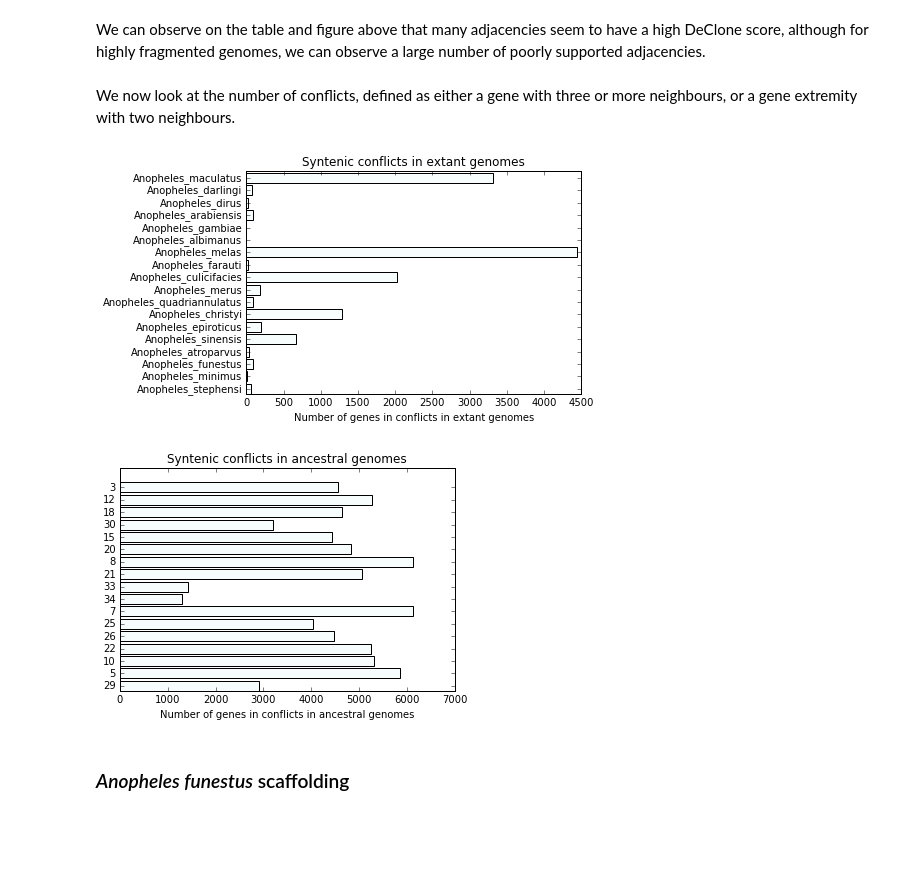
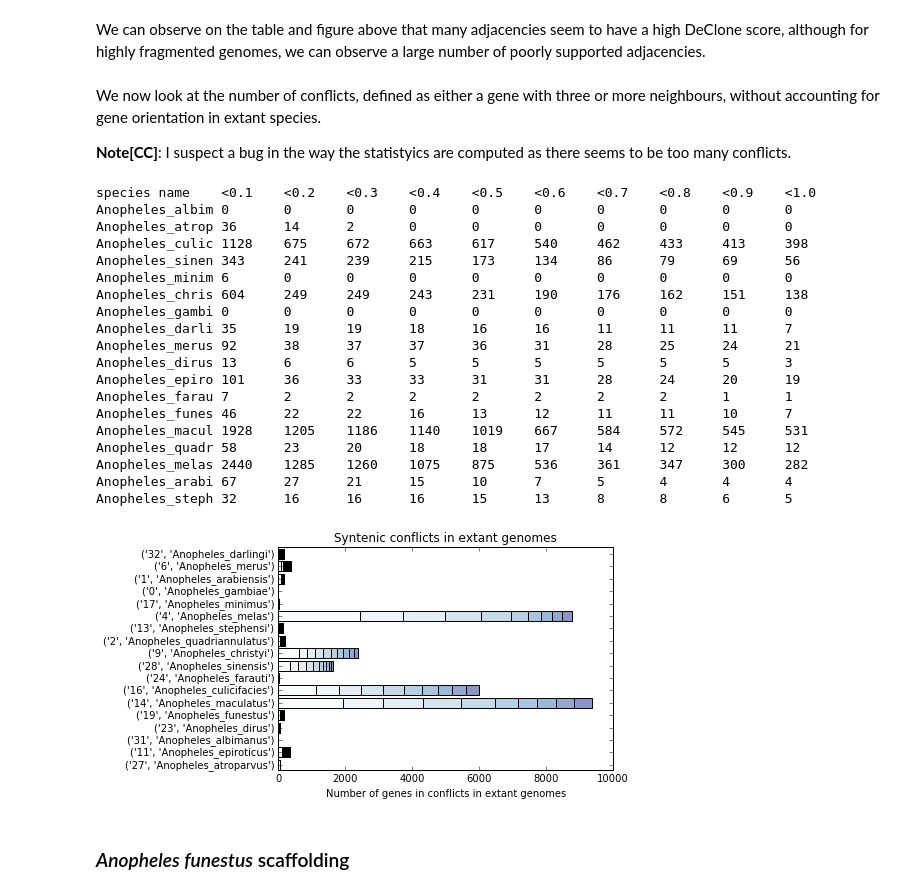
Before and after one commit to YoannAnselmetti/ADseq_Anopheles, a Jupyter notebook: Anopheles phylogenetic scaffolding.ipynb, the cells around one changed output. Cells and saved outputs as stored; diff of their text form; code cells hidden in the pictures; blank space fills up the shorter version.

```diff
--- a/Anopheles phylogenetic scaffolding.ipynb
+++ b/Anopheles phylogenetic scaffolding.ipynb
@@ -136,4 +130,6 @@ Anopheles_epiro 231     14      5       8       17      31      13      30
 # %% [markdown]
 We can observe on the table and figure above that many adjacencies seem to have a high DeClone score, although for highly fragmented genomes, we can observe a large number of poorly supported adjacencies.
 # %% [markdown]
-We now look at the number of conflicts, defined as either a gene with three or more neighbours, or a gene extremity with two neighbours.
+We now look at the number of conflicts, defined as either a gene with three or more neighbours, without accounting for gene orientation in extant species.
+
+**Note[CC]**: I suspect a bug in the way the statistyics are computed as there seems to be too many conflicts.
@@ -164,14 +136,65 @@ NB_CONFLICTS_ANC={sp_id: NB_CONFLICTS[(sp_id,sp_name)] for (sp_id,sp_name) in AL
-# %%
-# Figure
-xlabel= "Number of genes in conflicts in extant genomes"
-title = "Syntenic conflicts in extant genomes"
-plot_scores_distribution_per_species(NB_CONFLICTS_EXTANT, 1, 1.0, xlabel, title,0.8)
-xlabel= "Number of genes in conflicts in ancestral genomes"
-title = "Syntenic conflicts in ancestral genomes"
-plot_scores_distribution_per_species(NB_CONFLICTS_ANC, 1, 1.0, xlabel, title,0.8)
-# %% [output]
-[figure, removed]
-[figure, removed]
+# %%
+# We now look at the conflicts
+# We record the number of genes that belong to a conflict if restricted to all adjacencies of score
+# above a threshold. The thresholds are organized in bins of size 0.1
+ANC_CONF_DISTRIB   = {sp: {t : 0 for t in IVALUES} for sp in ANC_SPECIES}
+SCAFF_CONF_DISTRIB = {sp: {t : 0 for t in IVALUES} for sp in EXTANT_SPECIES}
+__NGB_ALL={} # Number of neighbours of genes, indexed by pairs (tree,node)
+
+def __adj_genes(a):
+    return(((DECLONE_adj_gene1_tree(a),DECLONE_adj_gene1_node(a)),(DECLONE_adj_gene2_tree(a),DECLONE_adj_gene2_node(a))))
+def __adj_score_species(a):
+    return((DECLONE_adj_score(a),(DECLONE_adj_species_id(a),DECLONE_adj_species_name(a))))
+for adj in ALL_ADJ: # Initializing the tables
+    (gene1,gene2)=__adj_genes(adj)
+    __NGB_ALL[gene1]={t : 0 for t in IVALUES}
+    __NGB_ALL[gene2]={t : 0 for t in IVALUES}
+for adj in ALL_ADJ: # Filling the tables of gene neighbours
+    (score,species)=__adj_score_species(adj)
+    score_bin=math.floor(score*NB_BINS)
+    (gene1,gene2)=__adj_genes(adj)
+    for i in range (0,score_bin+1):
+        __NGB_ALL[gene1][i]+=1
+        __NGB_ALL[gene2][i]+=1
+    (__g1,__g2)=(False,False) # Boolean indicating if we detect a conflict at gene1 or gene2
+    __TAB_TO_UPDATE=ANC_CONF_DISTRIB
+    if species[1]!="ANCESTRAL":
+        __TAB_TO_UPDATE=SCAFF_CONF_DISTRIB
+    if __NGB_ALL[gene1][i]==3:
+        for i in range (0,score_bin+1):
+            __TAB_TO_UPDATE[species][i]+=1
+    if __NGB_ALL[gene2][i]==3:
+        for i in range (0,score_bin+1):
+            __TAB_TO_UPDATE[species][i]+=1
+# %%
+# CC: I do not know how to generate a nice table: this is a pis-aller
+print("species name\t"+"\t".join(["<"+str(((t+1)/NB_BINS)) for t in IVALUES1]))
+print("\n".join(species[1][0:15]+"\t"+"\t".join(str(SCAFF_CONF_DISTRIB[species][t]) for t in IVALUES1) for species in EXTANT_SPECIES))
+# Figure
+xlabel= "Number of genes in conflicts in extant genomes"
+title = "Syntenic conflicts in extant genomes"
+plot_scores_distribution_per_species(SCAFF_CONF_DISTRIB, NB_BINS, 1.0, xlabel, title,0.8)
+# %% [output]
+species name    <0.1    <0.2    <0.3    <0.4    <0.5    <0.6    <0.7    <0.8    <0.9    <1.0
+Anopheles_albim 0       0       0       0       0       0       0       0       0       0
+Anopheles_atrop 36      14      2       0       0       0       0       0       0       0
+Anopheles_culic 1128    675     672     663     617     540     462     433     413     398
+Anopheles_sinen 343     241     239     215     173     134     86      79      69      56
+Anopheles_minim 6       0       0       0       0       0       0       0       0       0
+Anopheles_chris 604     249     249     243     231     190     176     162     151     138
+Anopheles_gambi 0       0       0       0       0       0       0       0       0       0
+Anopheles_darli 35      19      19      18      16      16      11      11      11      7
+Anopheles_merus 92      38      37      37      36      31      28      25      24      21
+Anopheles_dirus 13      6       6       5       5       5       5       5       5       3
+Anopheles_epiro 101     36      33      33      31      31      28      24      20      19
+Anopheles_farau 7       2       2       2       2       2       2       2       1       1
+Anopheles_funes 46      22      22      16      13      12      11      11      10      7
+Anopheles_macul 1928    1205    1186    1140    1019    667     584     572     545     531
+Anopheles_quadr 58      23      20      18      18      17      14      12      12      12
+Anopheles_melas 2440    1285    1260    1075    875     536     361     347     300     282
+Anopheles_arabi 67      27      21      15      10      7       5       4       4       4
+Anopheles_steph 32      16      16      16      15      13      8       8       6       5
+[figure, added]
 # %% [markdown]
 ### *Anopheles funestus* scaffolding
 # %% [markdown]
```
Also changed, not shown: parts of 12 cells of this notebook.
